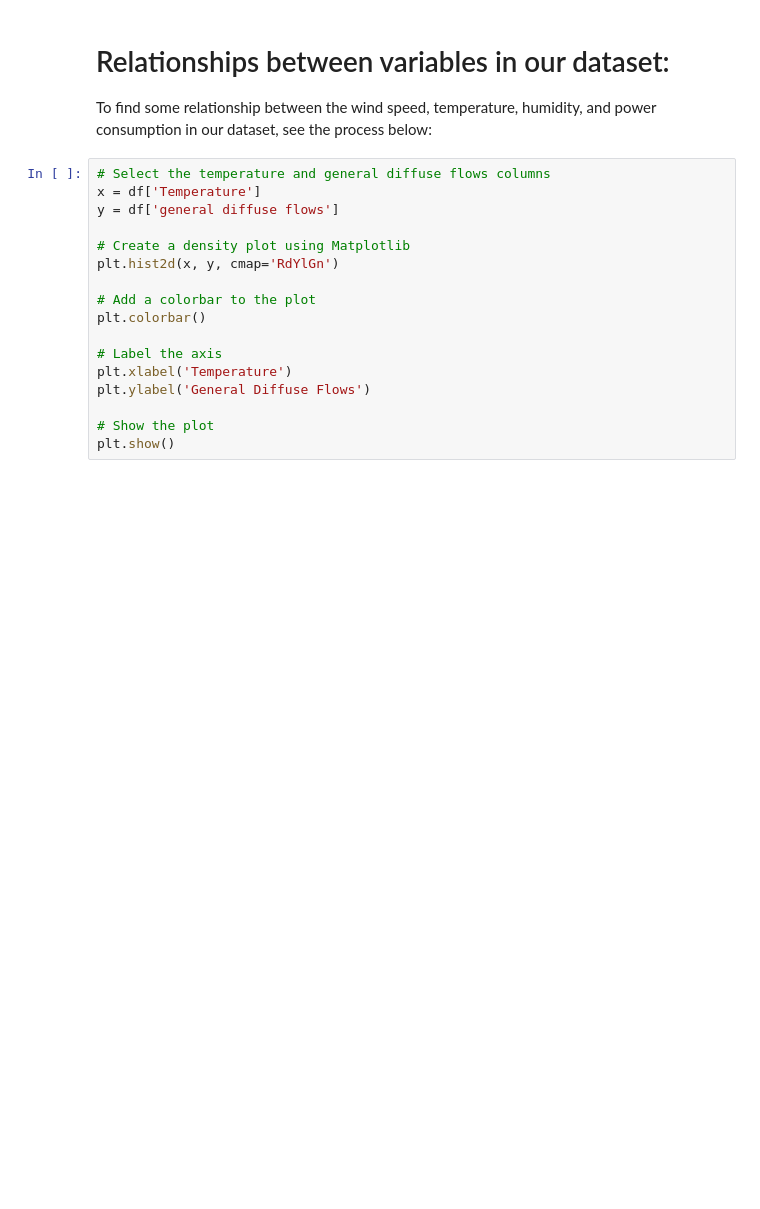
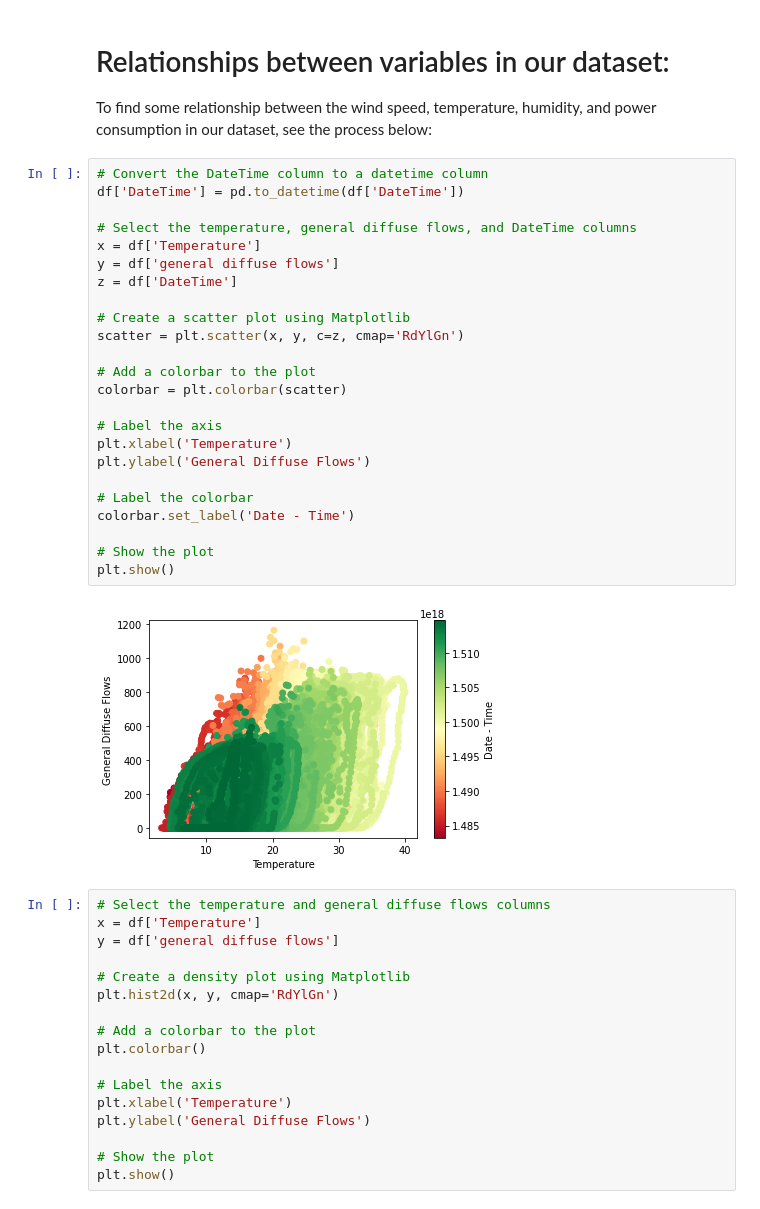
Before and after one commit to Chuka-J-Uzo/Regression_Analysis_PowerConsumption_Data, a Jupyter notebook: Regression_model_main.ipynb, the cells around one changed output. Cells and saved outputs as stored; diff of their text form; blank space fills up the shorter version.

```diff
--- a/Regression_model_main.ipynb
+++ b/Regression_model_main.ipynb
@@ -57,6 +66,32 @@ Index(['DateTime', 'Temperature', 'Humidity', 'Wind Speed',
 # Relationships between variables in our dataset:
 
 To find some relationship between the wind speed, temperature, humidity, and power consumption in our dataset, see the process below:
+# %%
+# Convert the DateTime column to a datetime column
+df['DateTime'] = pd.to_datetime(df['DateTime'])
+
+# Select the temperature, general diffuse flows, and DateTime columns
+x = df['Temperature']
+y = df['general diffuse flows']
+z = df['DateTime']
+
+# Create a scatter plot using Matplotlib
+scatter = plt.scatter(x, y, c=z, cmap='RdYlGn')
+
+# Add a colorbar to the plot
+colorbar = plt.colorbar(scatter)
+
+# Label the axis
+plt.xlabel('Temperature')
+plt.ylabel('General Diffuse Flows')
+
+# Label the colorbar
+colorbar.set_label('Date - Time')
+
+# Show the plot
+plt.show()
+# %% [output]
+[figure, added]
 # %%
 # Select the temperature and general diffuse flows columns
 x = df['Temperature']
```
Also changed, not shown: parts of 9 cells of this notebook.
